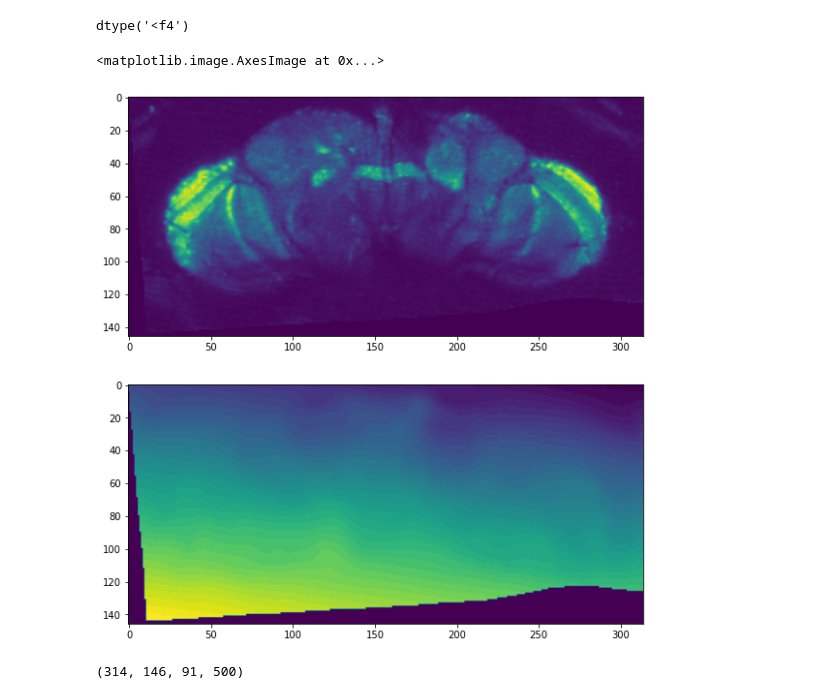
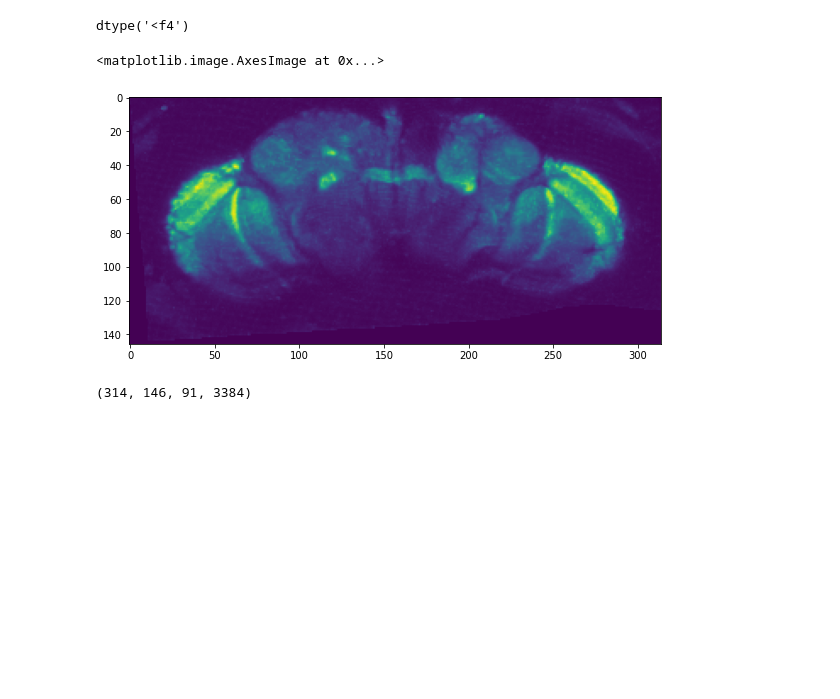
Before and after one commit to ClandininLab/brainsss, a Jupyter notebook: notebooks/20240918_supervox+.ipynb, the cells around one changed output. Saved outputs shown, nothing was run; the diff lists cells and outputs as text; code cells hidden in the pictures; blank space fills up the shorter version.

```diff
--- a/notebooks/20240918_supervox+.ipynb
+++ b/notebooks/20240918_supervox+.ipynb
@@ -33,7 +36,7 @@ func_path = f'/oak/stanford/groups/trc/data/Ilana/2P/data/{fly_num}/'
 # save_directory = os.path.join(func_path, 'func_0/background_subtraction/functional_channel_2_moco_highpass_test.h5')
 # load_directory = os.path.join(func_path, 'func_0/functional_channel_2_moco_zscore.h5')
 warp_directory = os.path.join(func_path,'warp')
-load_dir = os.path.join(warp_directory,  'test.h5')
+load_dir = os.path.join(warp_directory,  'functional_channel_2_moco_warp.h5')
 # %%
 def butter_highpass(cutoff, fs, order=5):
     return butter(order, cutoff, fs=fs, btype='high', analog=False)
@@ -58,11 +61,12 @@ cutoff = 0.01  # desired cutoff frequency of the filter, Hz
 #from warps
 
 with h5py.File(load_dir, 'r') as wf:
-        warps = wf['data'][:]
-        ts=wf['timestamps'][:]
+        warps = wf['data']
+#         ts=wf['timestamps'][:]
         dims = np.shape(warps)
-        dimsts = np.shape(ts)
-        print("Data shape is {} and TimeStamps shape is {}".format(dims, dimsts))
+#         dimsts = np.shape(ts)
+#         print(f"Data shape is {dims} and TimeStamps shape is {dimsts}")
+        print(f"Data shape is {dims}")
 #         hpf_total = []
 #         for z in range(dims[-2]):
 #             hpf_data = apply_butter_highpass(warps, z, cutoff, order, fs)
@@ -71,4 +75,5 @@ with h5py.File(load_dir, 'r') as wf:
 #         hpf_total = np.transpose(hpf_total, (1,2,0,3))
 #         dims_hpf = np.shape(hpf_total)
 #         print("High Pass Filter Data shape is {}".format(dims_hpf))
+        data = warps[...,:500]
 # %% [output]
@@ -87,12 +92,12 @@ dtype('<f4')
 # %%
 plt.figure(figsize=(10,10))
 plt.subplot(2,1,1)
-plt.imshow(np.max(warps[:,:,20,:],axis=-1).T)
-plt.subplot(2,1,2)
-plt.imshow(np.max(ts[:,:,20,:],axis=-1).T)
+plt.imshow(np.max(data[:,:,20,:],axis=-1).T)
+# plt.subplot(2,1,2)
+# plt.imshow(np.max(ts[:,:,20,:],axis=-1).T)
 # %% [output]
 <matplotlib.image.AxesImage at 0x...>
-[figure, old version]
+[figure, new version]
 # %%
 # t_start = 1000
 # t_end = 1500
@@ -100,7 +105,7 @@ plt.imshow(np.max(ts[:,:,20,:],axis=-1).T)
 # %%
 np.shape(warps)
 # %% [output]
-(314, 146, 91, 500)
+(314, 146, 91, 3384)
 # %%
 %%time
 warps_blur=[]
```
Also changed, not shown: parts of 38 cells of this notebook, 4 other files.
